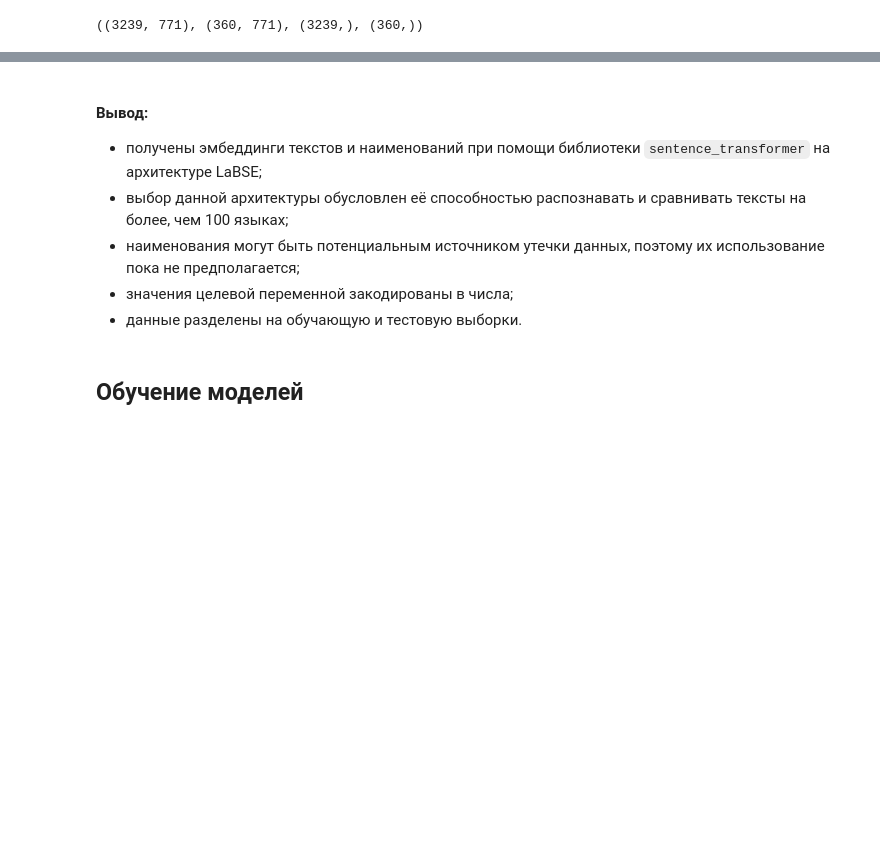
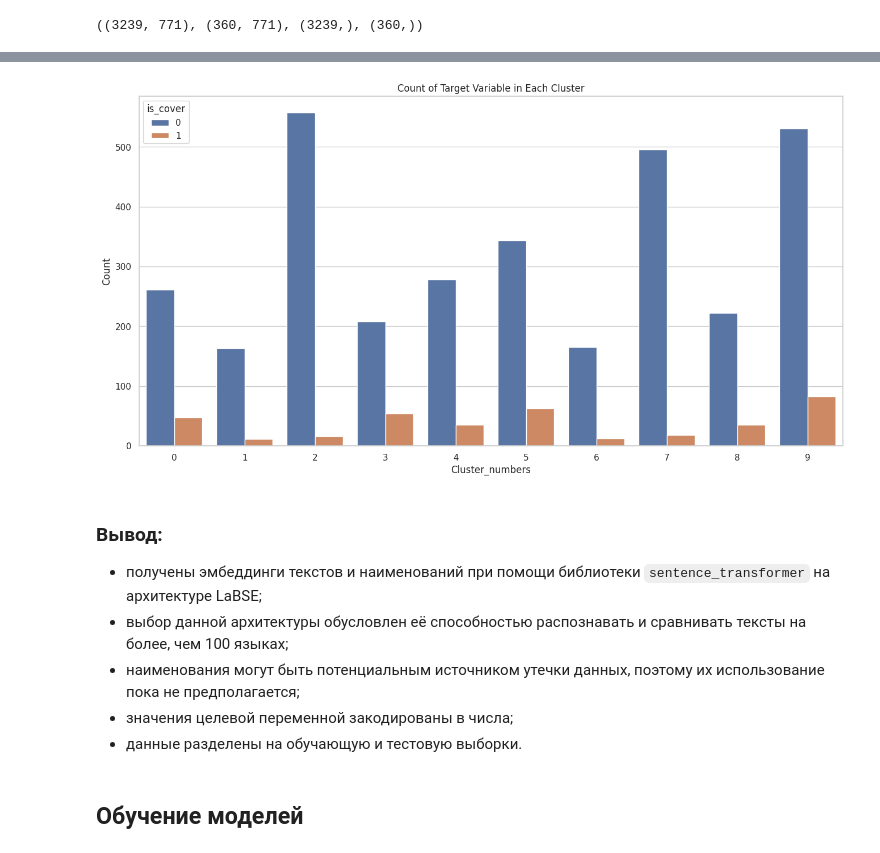
Before and after one commit to denis-42ds/cover-songs-search, a Jupyter notebook: music_covers.ipynb, the cells around one changed output, grey strips where cells are left out. Drawn from its saved outputs; the diff is of its cells as text; code cells hidden in the pictures; blank space fills up the shorter version.

```diff
--- a/music_covers.ipynb
+++ b/music_covers.ipynb
@@ -408,5 +419,15 @@ X_train_cb.shape, X_test_cb.shape, y_train_cb.shape, y_test_cb.shape
+# %%
+plt.figure(figsize=(16, 8))
+sns.countplot(x='cluster', hue=target, data=covers_data)
+plt.xlabel('Cluster_numbers')
+plt.ylabel('Count')
+plt.title('Count of Target Variable in Each Cluster')
+
+plt.show()
+# %% [output]
+[figure, added]
 # %% [markdown]
-#### Вывод:
+### Вывод:
 - получены эмбеддинги текстов и наименований при помощи библиотеки `sentence_transformer` на архитектуре LaBSE;
 - выбор данной архитектуры обусловлен её способностью распознавать и сравнивать тексты на более, чем 100 языках;
 - наименования могут быть потенциальным источником утечки данных, поэтому их использование пока не предполагается;
```
Also changed, not shown: parts of 11 cells of this notebook, 3 other files.
